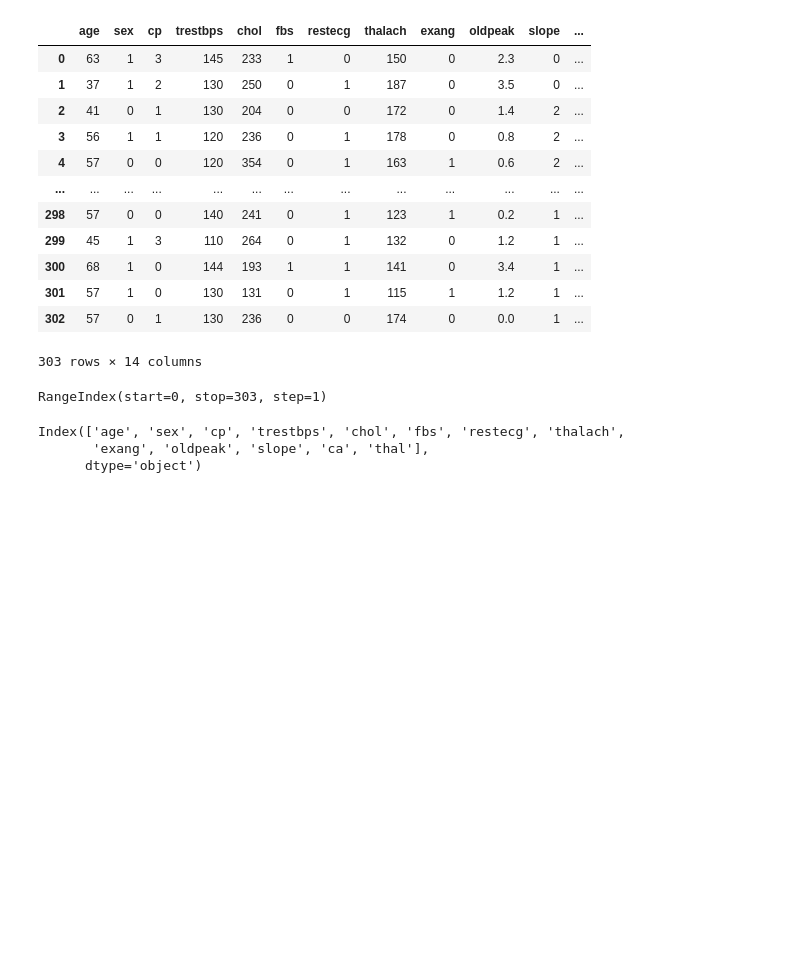
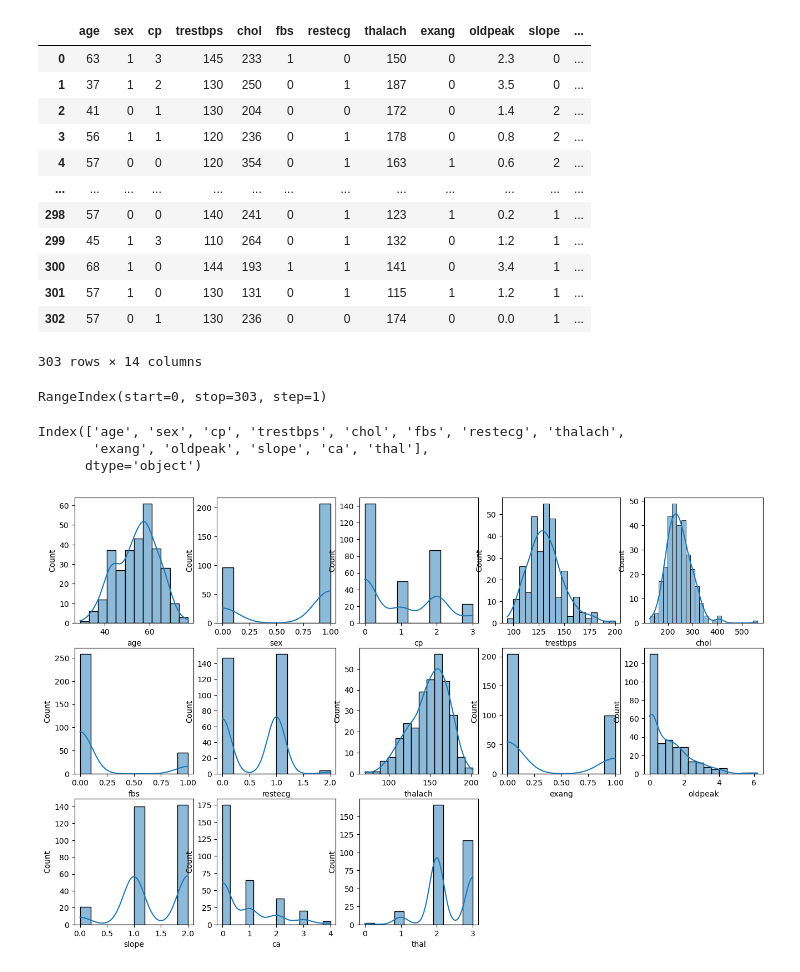
Before and after one commit to MaiDuyy/DuLieu1, a Jupyter notebook: Practice/week05/Untitled.ipynb, the cells around one changed output. Cells and saved outputs as stored; diff of their text form; code cells hidden in the pictures; blank space fills up the shorter version.

```diff
--- a/Practice/week05/Untitled.ipynb
+++ b/Practice/week05/Untitled.ipynb
@@ -35,7 +33,9 @@ Index(['age', 'sex', 'cp', 'trestbps', 'chol', 'fbs', 'restecg', 'thalach',
       dtype='object')
 # %%
 fig =plt.figure(figsize=(16,10))
-for i range(len(columns_eda[i]))
+for i in range(len(columns_eda)):
     colname = columns_eda[i]
     sub = fig.add_subplot(3,5,i+1)
-    sns
+    sns.histplot(data=df, x= colname, kde=True)
+# %% [output]
+[figure, added]
```
Also changed, not shown: parts of 2 cells of this notebook, 1 other file.
